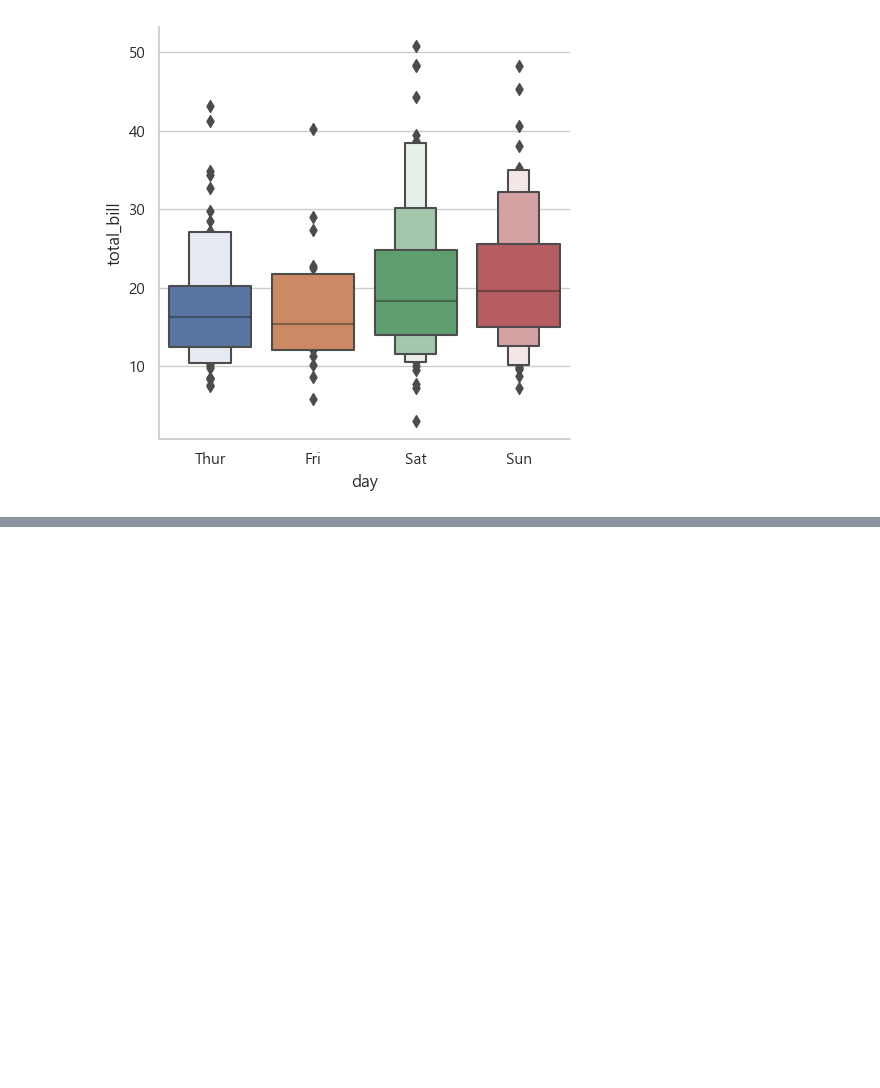
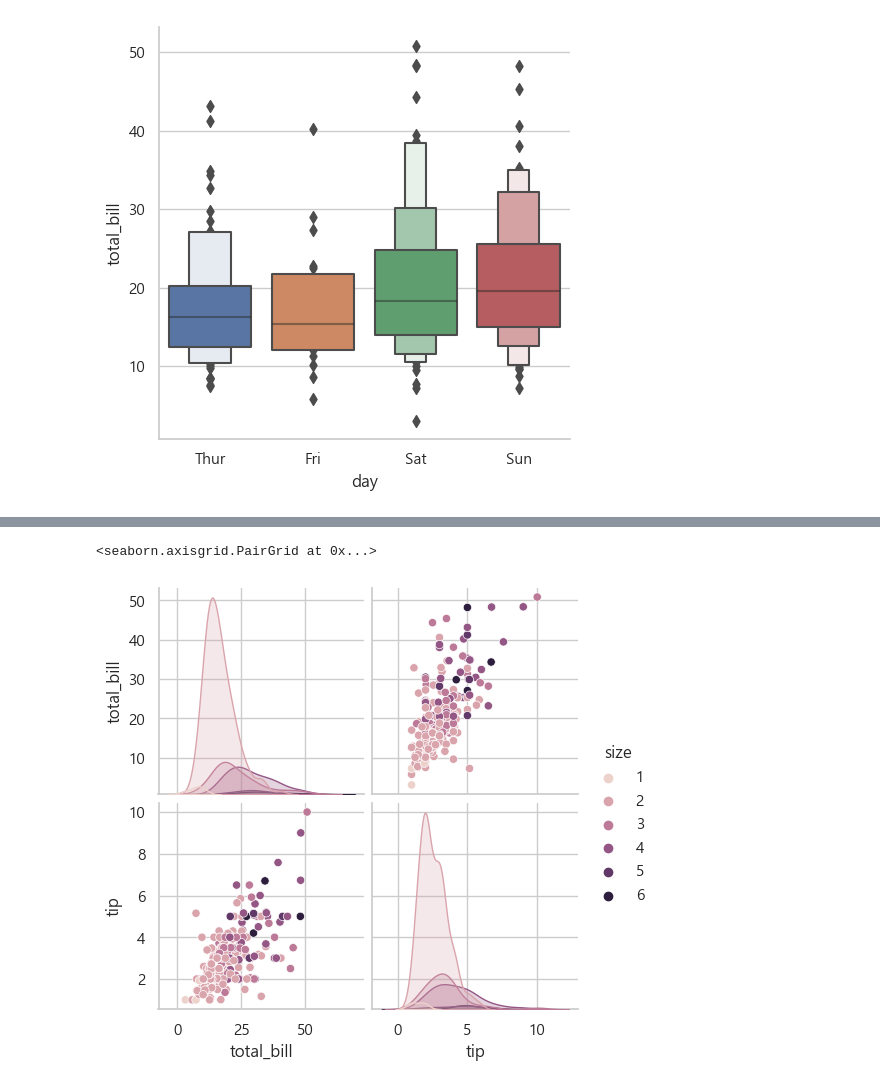
Before and after one commit to chocozzang/Big_Data_Practice, a Jupyter notebook: seaborn2.ipynb, the cells around one changed output, grey strips where cells are left out. Cells and saved outputs as stored; diff of their text form; code cells hidden in the pictures; blank space fills up the shorter version.

```diff
--- a/seaborn2.ipynb
+++ b/seaborn2.ipynb
@@ -44,0 +61,5 @@ sns.catplot(x = 'day', y = 'total_bill', data = tips, hue = 'smoker', kind = 'ba
+# %%
+sns.pairplot(tips, hue='size')
+# %% [output]
+<seaborn.axisgrid.PairGrid at 0x...>
+[figure, added]
```
Also changed, not shown: parts of 4 cells of this notebook, 9 other files.
